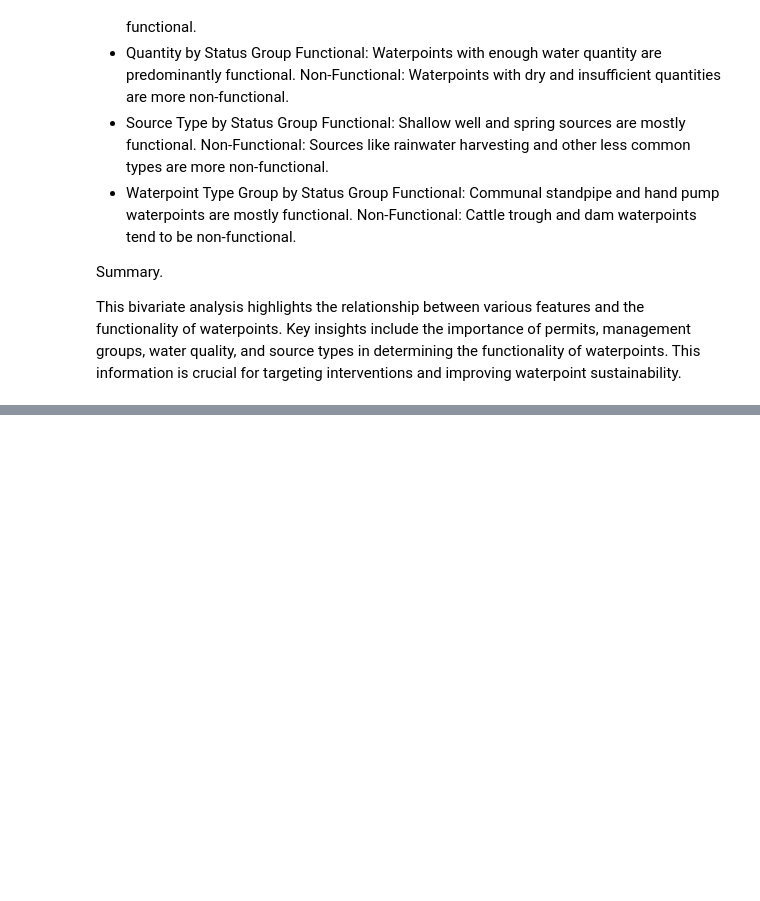
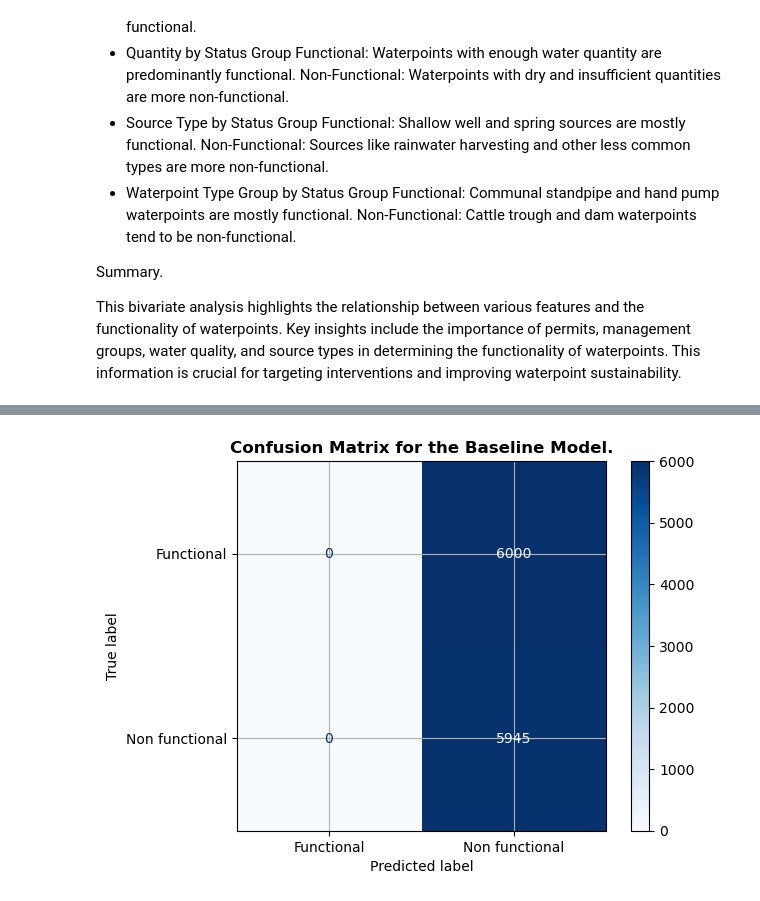
Before and after one commit to PaulMuniu/Tanzania_Water_Wells_Model, a Jupyter notebook: Tanzania_wells.ipynb, the cells around one changed output, grey strips where cells are left out. Saved outputs shown, nothing was run; the diff lists cells and outputs as text; code cells hidden in the pictures; blank space fills up the shorter version.

Commit message:
finish data pre_processing

```diff
--- a/Tanzania_wells.ipynb
+++ b/Tanzania_wells.ipynb
@@ -681,0 +692,5 @@ This bivariate analysis highlights the relationship between various features and
+# %%
+# Display basic information and the first few rows of the data
+data_model = pd.read_csv("Data/cleaned_wells_data.csv")
+print(data_model.info())
+data_model.sample(5, random_state=42)
@@ -681,0 +746,5 @@ This bivariate analysis highlights the relationship between various features and
+# %%
+# Handle categorical variables using one-hot encoding
+
+data_model_encoded = pd.get_dummies(data_model, columns=categorical, drop_first=True)
+data_model_encoded.sample(5, random_state=42)
@@ -681,0 +796,10 @@ This bivariate analysis highlights the relationship between various features and
+# %%
+# Apply SMOTE for oversampling
+smote = SMOTE(random_state=42)
+X_resampled, y_resampled = smote.fit_resample(X_scaled, y_encoded)
+
+# view a sample
+X_resampled_df = pd.DataFrame(X_resampled, columns=X.columns)
+
+print(f"y_resampled: {y_resampled[:5]}")
+X_resampled_df.sample(5, random_state=42)
@@ -681,0 +817,6 @@ This bivariate analysis highlights the relationship between various features and
+# %%
+# Split the resampled data into training and testing sets
+X_train, X_test, y_train, y_test = train_test_split(X_resampled, y_resampled, test_size=0.2, random_state=42)
+
+print(X_train.shape)
+print(y_train.shape)
@@ -681,0 +879,21 @@ This bivariate analysis highlights the relationship between various features and
+# %%
+# Genearte a confusion Matrix
+dummy_cm = confusion_matrix(y_test, y_pred_dummy)
+
+# defining a helper function for Confusion Matrix.
+def display_confusion_matrix(cm, model, title='Confusion Matrix'):
+    """
+    cm: Confusion matrix
+    model: Trained classification model (used for display labels)
+    title: Title for the plot
+    """
+    # Display confusion matrix
+    disp = ConfusionMatrixDisplay(confusion_matrix=cm, display_labels=label_mapping.values())
+    disp.plot(cmap=plt.cm.Blues)
+
+    plt.grid(True)
+    plt.title(title, fontweight= 'bold')
+    plt.show()
+display_confusion_matrix(dummy_cm, dummy_clf , title='Confusion Matrix for the Baseline Model.')
+# %% [output]
+[figure, added]
```
Also changed, not shown: parts of 24 cells of this notebook.
